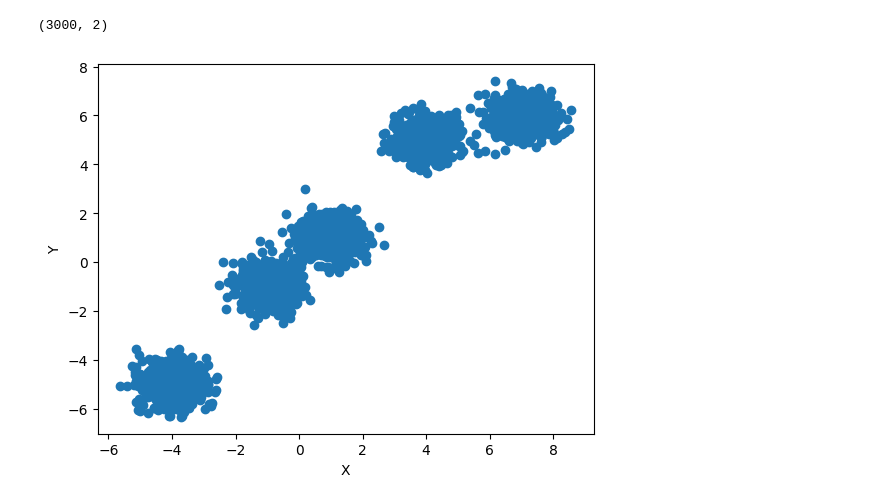
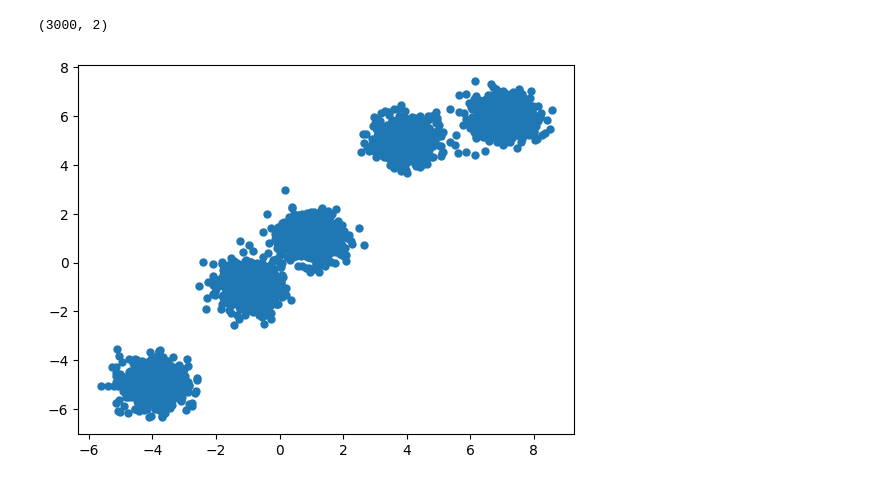
Before and after one commit to divyajeettt/CSE342, a Jupyter notebook: Assignment-1/Question-2.ipynb, the cells around one changed output. Drawn from its saved outputs; the diff is of its cells as text; code cells hidden in the pictures.

```diff
--- a/Assignment-1/Question-2.ipynb
+++ b/Assignment-1/Question-2.ipynb
@@ -5,19 +5,16 @@ from utils import KMeans, FuzzyCMeans, SilhouetteAnalysis
 # %%
 # Load the data
 
 path: str = r"Datasets\Question-2\kmeans_data.npy"
-
 data: np.ndarray = np.load(path)
 print(data.shape)
 
 # Plot the data
-plt.scatter(data[:, 0], data[:, 1])
-plt.xlabel("X")
-plt.ylabel("Y")
+plt.scatter(data[:, 0], data[:, 1], linewidths=0.01)
 plt.show()
 # %% [output]
 (3000, 2)
-[figure, old version]
+[figure, new version]
 # %%
 k: int = 5
 
```
Also changed, not shown: parts of 4 cells of this notebook.
